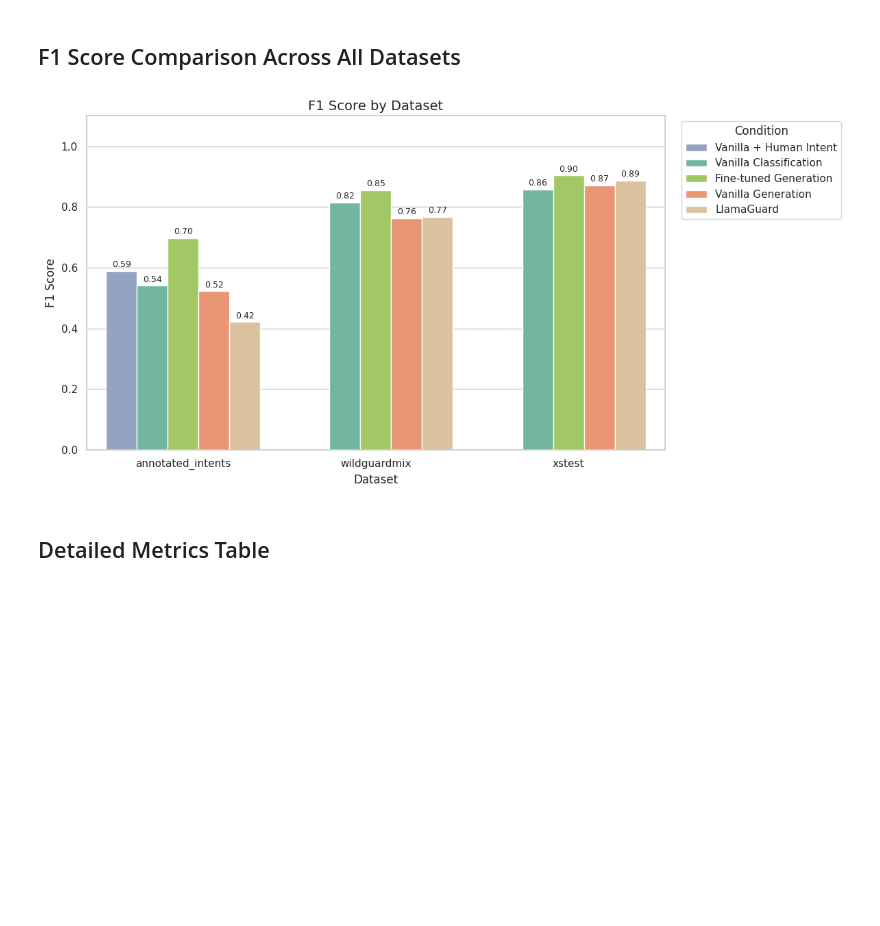
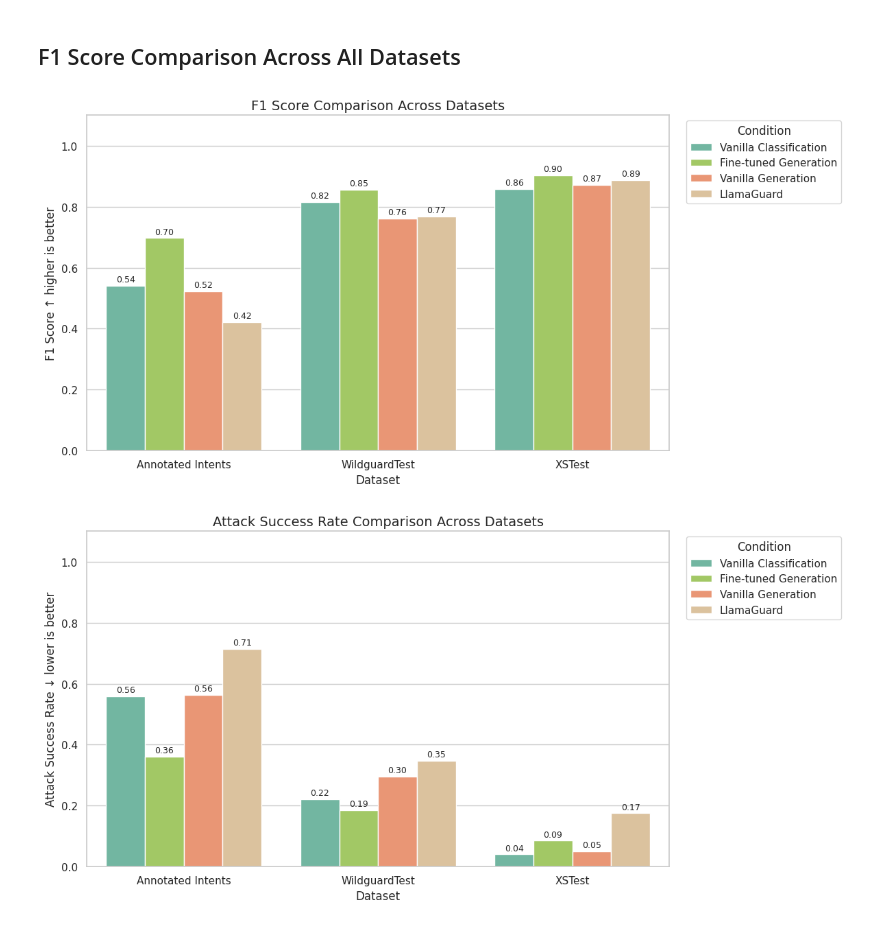
Before and after one commit to Jazhyc/aims-safety-classification, a Jupyter notebook: notebooks/safety_experiment_results.ipynb, the cells around one changed output. Drawn from its saved outputs; the diff is of its cells as text; code cells hidden in the pictures; blank space fills up the shorter version.

```diff
--- a/notebooks/safety_experiment_results.ipynb
+++ b/notebooks/safety_experiment_results.ipynb
@@ -94,11 +108,16 @@ def compute_metrics(results: list[dict]) -> dict:
     recall = tp / (tp + fn) if (tp + fn) > 0 else 0.0
     f1 = 2 * precision * recall / (precision + recall) if (precision + recall) > 0 else 0.0
 
+    # Attack Success Rate: rate at which harmful prompts bypass detection (misclassified as safe)
+    # ASR = FN / (TP + FN) = 1 - Recall
+    asr = fn / (tp + fn) if (tp + fn) > 0 else 0.0
+
     return {
         "accuracy": accuracy,
         "precision": precision,
         "recall": recall,
         "f1": f1,
+        "asr": asr,  # Attack Success Rate
         "total": total,
         "tp": tp, "fp": fp, "tn": tn, "fn": fn,
     }
@@ -156,11 +175,12 @@ def load_results(results_dir: Path, datasets=None, models=None, conditions=None)
 
             metrics = compute_metrics(results)
 
-            # Map condition to display name
+            # Map condition and dataset to display names
             display_condition = CONDITION_NAMES.get(condition, condition)
+            display_dataset = DATASET_NAMES.get(dataset_name, dataset_name)
 
             records.append({
-                "dataset": dataset_name,
+                "dataset": display_dataset,
                 "model": model_name,
                 "condition": display_condition,
                 **metrics
@@ -239,43 +270,61 @@ plot_f1_single_dataset(df, "annotated_intents", "F1 Score on Annotated Intents D
 # %% [markdown]
 ## F1 Score Comparison Across All Datasets
 # %%
-def plot_f1_by_dataset(df: pd.DataFrame, title: str = "F1 Score by Dataset"):
-    """Plot F1 scores grouped by dataset with consistent colors."""
-    if df.empty:
+def plot_metric_by_dataset(df: pd.DataFrame, metric: str = "f1", exclude_conditions: list = None, title: str = None):
+    """Plot a metric grouped by dataset with consistent colors."""
+    metric_labels = {"f1": "F1 Score", "asr": "Attack Success Rate"}
+    df_plot = df.copy()
+
+    # Filter out excluded conditions
+    if exclude_conditions:
+        df_plot = df_plot[~df_plot["condition"].isin(exclude_conditions)]
+
+    if df_plot.empty:
         print("No data to plot")
         return
 
     fig, ax = plt.subplots(figsize=(12, 6))
 
     # Get unique conditions in the data to build palette
-    conditions_in_data = df["condition"].unique()
+    conditions_in_data = df_plot["condition"].unique()
     palette = {c: CONDITION_COLORS.get(c, "#999999") for c in conditions_in_data}
 
     sns.barplot(
-        data=df,
+        data=df_plot,
         x="dataset",
-        y="f1",
+        y=metric,
         hue="condition",
         ax=ax,
         palette=palette
     )
 
     # Add value labels on top of each bar
     for container in ax.containers:
         ax.bar_label(container, fmt="%.2f", fontsize=9, padding=2)
 
-    ax.set_title(title, fontsize=14)
+    # Direction indicators: F1 higher is better (↑), ASR lower is better (↓)
+    direction = "↓" if metric == "asr" else "↑"
+    ylabel = f"{metric_labels.get(metric, metric)} {direction} {'lower' if metric == 'asr' else 'higher'} is better"
+
+    plot_title = title or f"{metric_labels.get(metric, metric)} by Dataset"
+    ax.set_title(plot_title, fontsize=14)
     ax.set_xlabel("Dataset", fontsize=12)
-    ax.set_ylabel("F1 Score", fontsize=12)
+    ax.set_ylabel(ylabel, fontsize=12)
     ax.set_ylim(0, 1.1)
     ax.legend(title="Condition", bbox_to_anchor=(1.02, 1), loc="upper left")
 
     plt.tight_layout()
     plt.show()
 
 
-plot_f1_by_dataset(df)
+# Exclude intent-based conditions for cross-dataset comparison
+exclude = ["Vanilla + Human Intent", "Vanilla + Model Intent"]
+
+# F1 Score comparison
+plot_metric_by_dataset(df, metric="f1", exclude_conditions=exclude, title="F1 Score Comparison Across Datasets")
+
+# Attack Success Rate comparison
+plot_metric_by_dataset(df, metric="asr", exclude_conditions=exclude, title="Attack Success Rate Comparison Across Datasets")
 # %% [output]
-[figure, old version]
+[figure, new version]
+[figure, added]
-# %% [markdown]
-## Detailed Metrics Table
```
Also changed, not shown: parts of 6 cells of this notebook.
